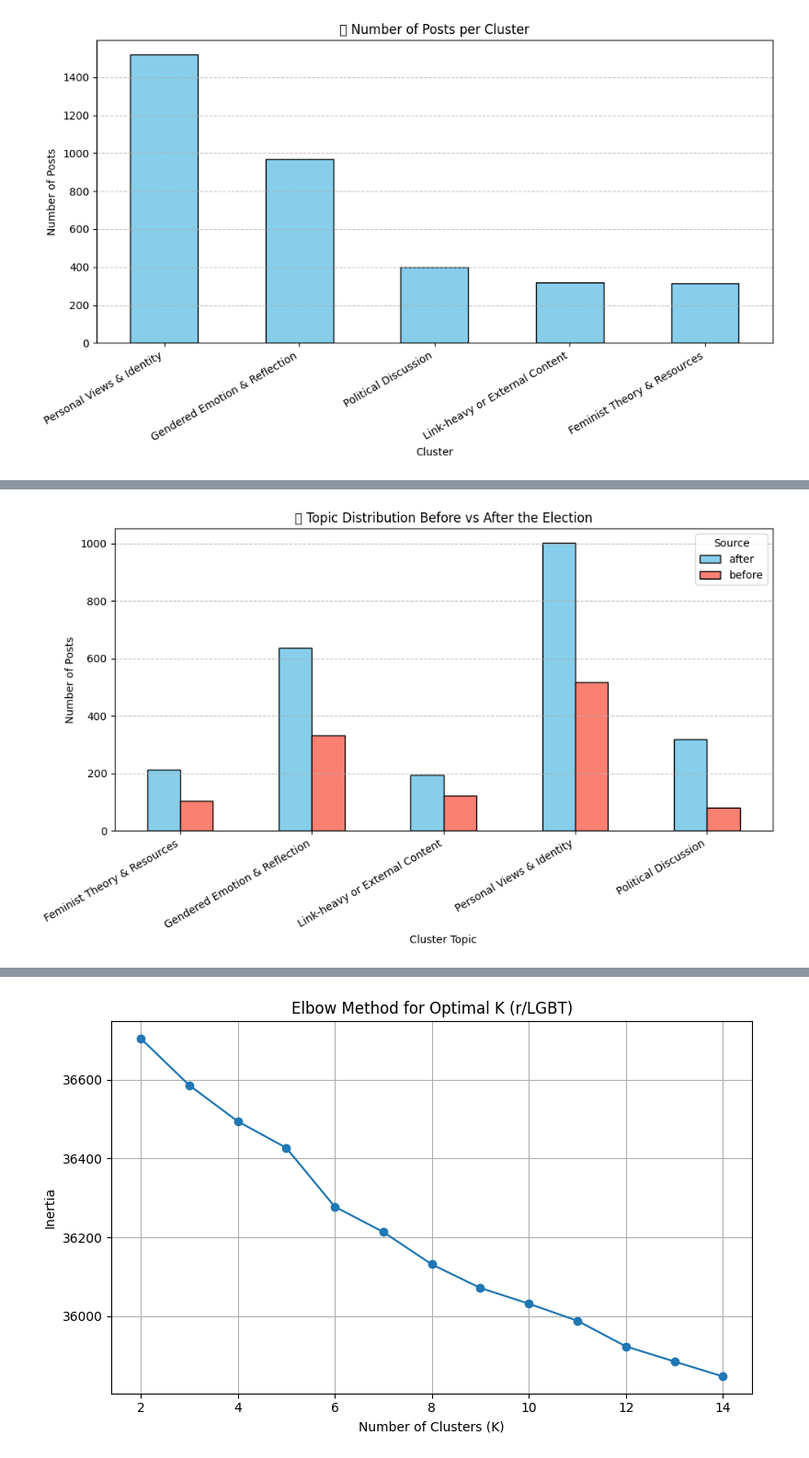
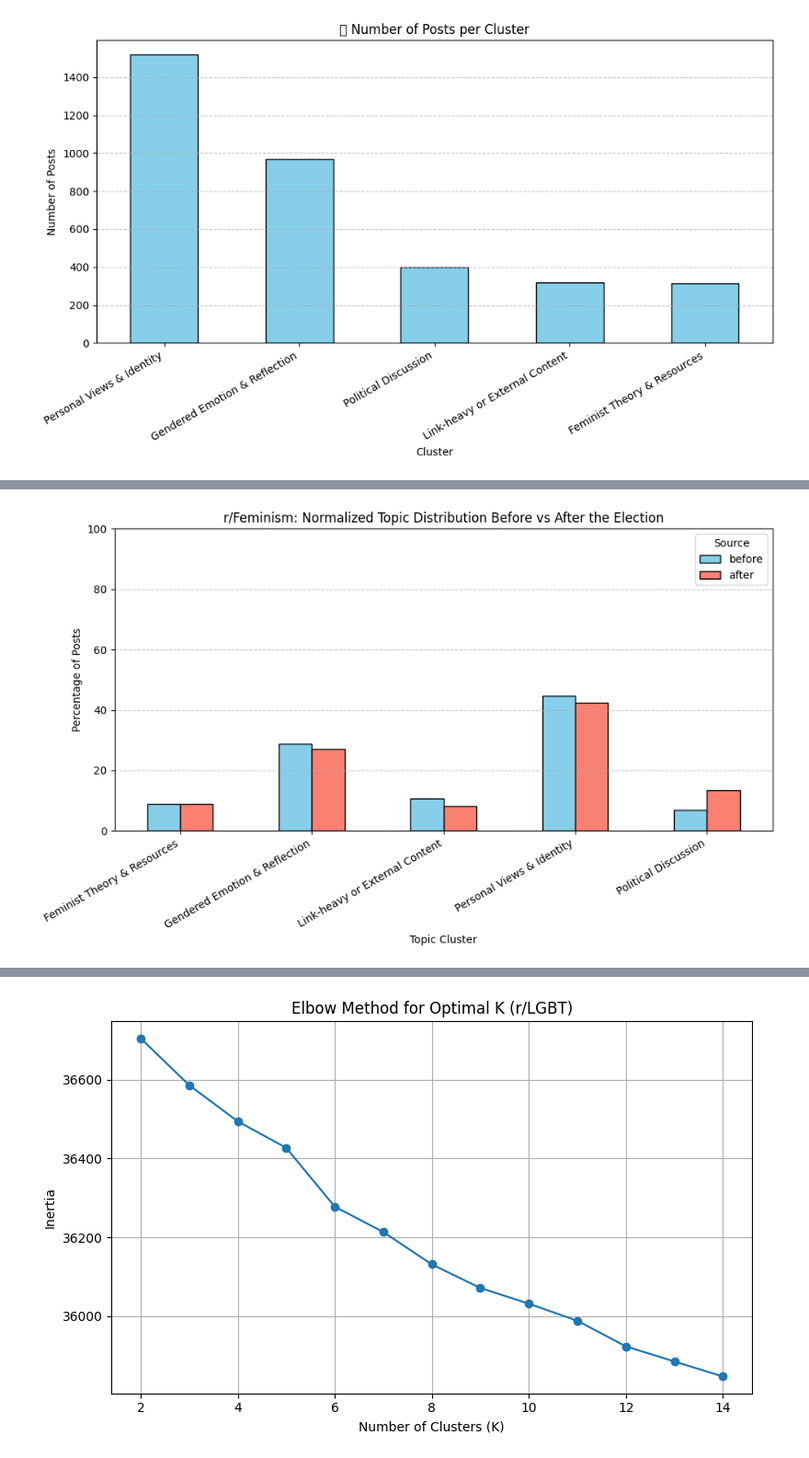
Before and after one commit to Ristafan/Text-Analytics-in-the-Digital-Humanities, a Jupyter notebook: src/TopicModelling/Topicmodelling.ipynb, the cells around one changed output, grey strips where cells are left out. Shown at 92% size. Saved outputs shown, nothing was run; the diff lists cells and outputs as text; code cells hidden in the pictures.

```diff
--- a/src/TopicModelling/Topicmodelling.ipynb
+++ b/src/TopicModelling/Topicmodelling.ipynb
@@ -300,22 +300,29 @@ files.download("clustered_texts_after.csv")
 # %%
 import matplotlib.pyplot as plt
 
 # Count posts per cluster name and source
 cluster_counts = df_clustered.groupby(['cluster_name', 'source']).size().unstack(fill_value=0)
 
+# Normalize to percentages within each period
+cluster_props = cluster_counts.div(cluster_counts.sum(axis=0), axis=1) * 100
+
+# Ensure "before" is first and "after" is second
+cluster_props = cluster_props[['before', 'after']]
+
 # Plot
-cluster_counts.plot(kind='bar', figsize=(10, 6), color=['skyblue', 'salmon'], edgecolor='black')
+ax = cluster_props.plot(kind='bar', figsize=(10, 6), color=['skyblue', 'salmon'], edgecolor='black')
 
-plt.title("📊 Topic Distribution Before vs After the Election")
-plt.xlabel("Cluster Topic")
-plt.ylabel("Number of Posts")
-plt.xticks(rotation=30, ha='right')
-plt.legend(title="Source")
-plt.grid(axis='y', linestyle='--', alpha=0.7)
+ax.set_title("r/Feminism: Normalized Topic Distribution Before vs After the Election")
+ax.set_xlabel("Topic Cluster")
+ax.set_ylabel("Percentage of Posts")
+ax.set_ylim(0, 100)
+ax.set_xticklabels(ax.get_xticklabels(), rotation=30, ha='right')
+ax.legend(title="Source")
+ax.grid(axis='y', linestyle='--', alpha=0.7)
 plt.tight_layout()
 plt.show()
 # %% [output]
-[figure, old version]
+[figure, new version]
 # %%
 # Upload the files manually
 uploaded = files.upload()
```
Also changed, not shown: parts of 11 cells of this notebook.
